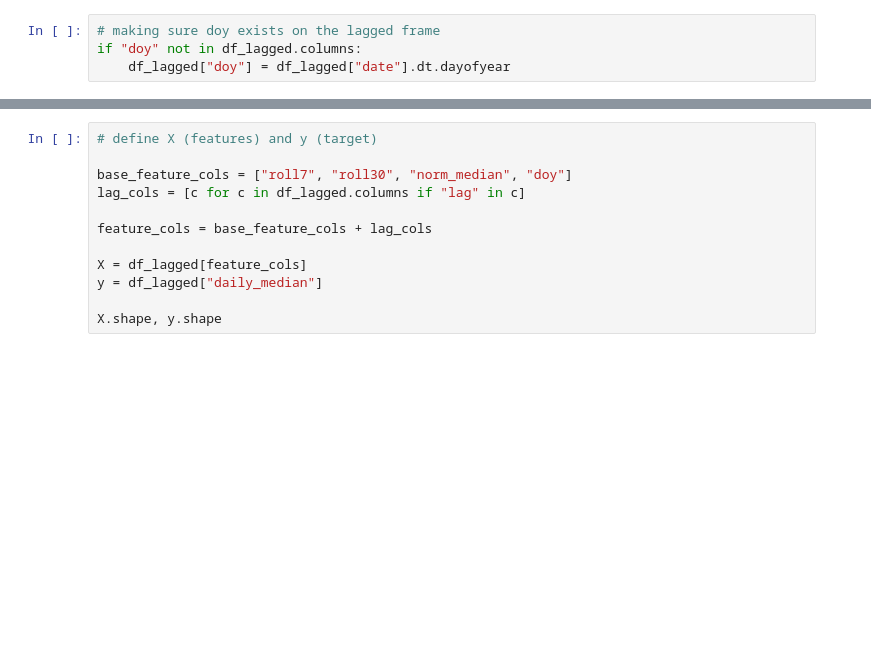
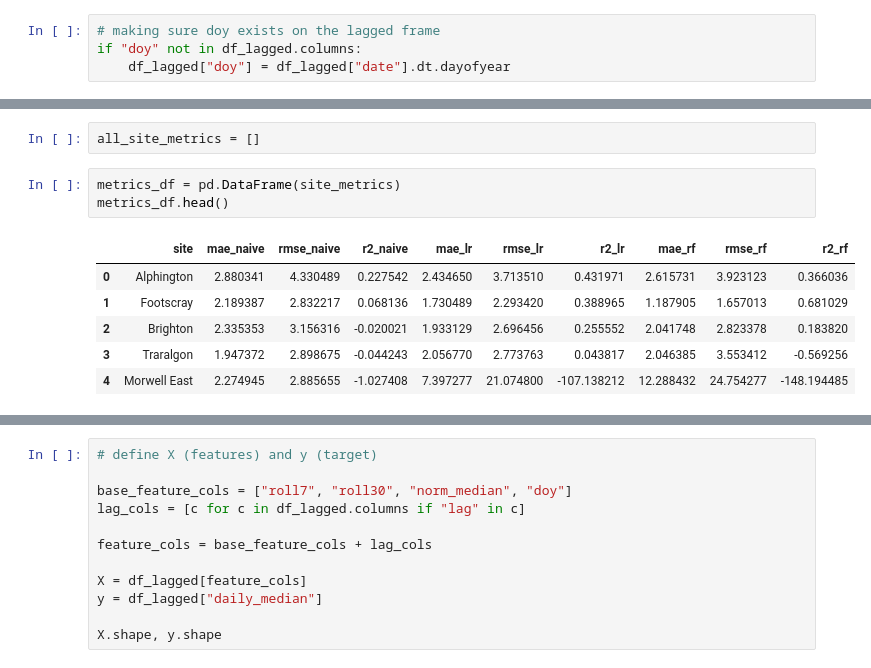
Before and after one commit to therealestchris/mel-air-norms-now, a Jupyter notebook: notebooks/01_eda_and_first_model.ipynb, the cells around one changed output, grey strips where cells are left out. Drawn from its saved outputs; the diff is of its cells as text; blank space fills up the shorter version.

```diff
--- a/notebooks/01_eda_and_first_model.ipynb
+++ b/notebooks/01_eda_and_first_model.ipynb
@@ -241,0 +340,12 @@ if "doy" not in df_lagged.columns:
+# %%
+all_site_metrics = []
+# %%
+metrics_df = pd.DataFrame(site_metrics)
+metrics_df.head()
+# %% [output]
+|  | site | mae_naive | rmse_naive | r2_naive | mae_lr | rmse_lr | r2_lr | mae_rf | rmse_rf | r2_rf |
+| 0 | Alphington | 2.880341 | 4.330489 | 0.227542 | 2.434650 | 3.713510 | 0.431971 | 2.615731 | 3.923123 | 0.366036 |
+| 1 | Footscray | 2.189387 | 2.832217 | 0.068136 | 1.730489 | 2.293420 | 0.388965 | 1.187905 | 1.657013 | 0.681029 |
+| 2 | Brighton | 2.335353 | 3.156316 | -0.020021 | 1.933129 | 2.696456 | 0.255552 | 2.041748 | 2.823378 | 0.183820 |
+| 3 | Traralgon | 1.947372 | 2.898675 | -0.044243 | 2.056770 | 2.773763 | 0.043817 | 2.046385 | 3.553412 | -0.569256 |
+| 4 | Morwell East | 2.274945 | 2.885655 | -1.027408 | 7.397277 | 21.074800 | -107.138212 | 12.288432 | 24.754277 | -148.194485 |
```
Also changed, not shown: parts of 10 cells of this notebook.
